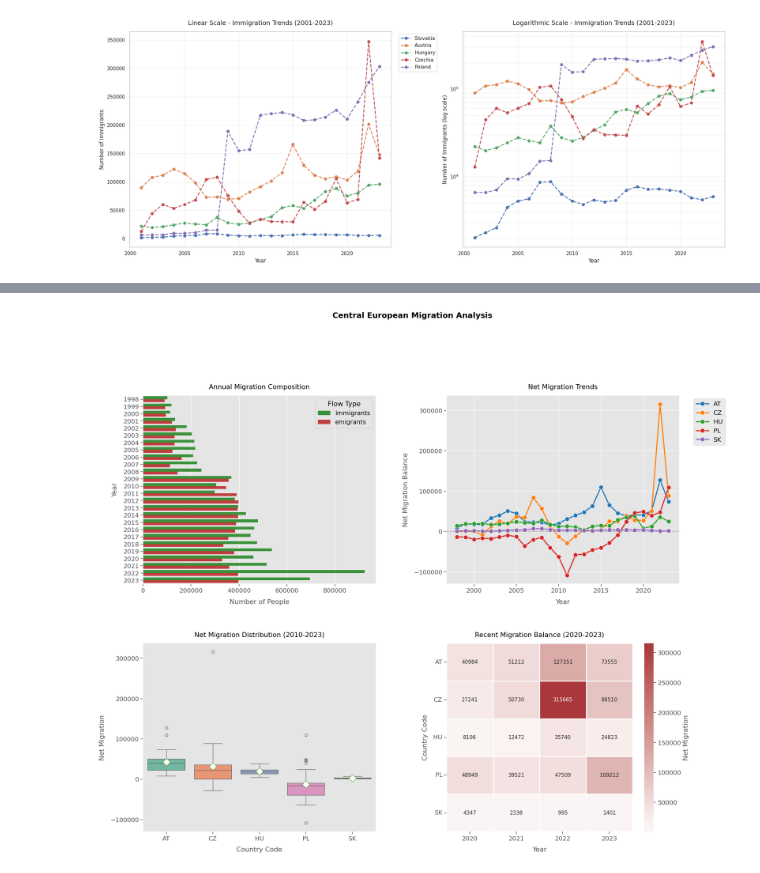
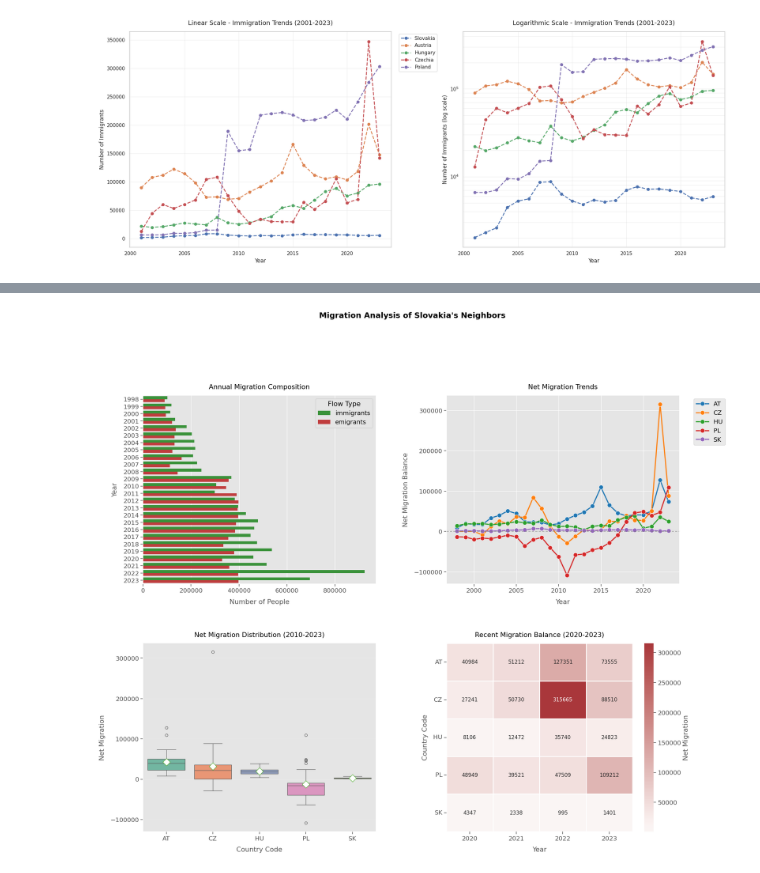
Before and after one commit to loveBeatles/datavis_project, a Jupyter notebook: group_project.ipynb, the cells around one changed output, grey strips where cells are left out. Saved outputs shown, nothing was run; the diff lists cells and outputs as text; code cells hidden in the pictures.

Commit message:
fixed the title name of sk neighbors plot

```diff
--- a/group_project.ipynb
+++ b/group_project.ipynb
@@ -1612,4 +1581,6 @@ display(migration_data.sample(20))
 # %%
+
+
 def analyze_migration_trends(data):
     """
     Analyze migration patterns for Slovakia and its neighbors (SK, AT, HU, CZ, PL)
@@ -1626,7 +1597,7 @@ def analyze_migration_trends(data):
     plt.style.use('ggplot')
     sns.set_palette("husl")
     sns.set_context("notebook", font_scale=1.3)
-    plt.suptitle("Central European Migration Analysis", y=1.02, fontsize=18, weight='bold')
+    plt.suptitle("Migration Analysis of Slovakia's Neighbors", y=1.02, fontsize=18, weight='bold')
 
     # --- Panel 1: Migration Composition ---
     plt.subplot(2, 2, 1)
@@ -1695,31 +1666,31 @@ def analyze_migration_trends(data):
     heatmap_data = df[df['year'] >= 2020].pivot_table(
         index='country',
         columns='year',
         values='net_migration'
     ).fillna(0)
 
     ax4 = sns.heatmap(
         heatmap_data,
         annot=True,
         fmt=".0f",
         cmap='vlag',
         center=0,
         linewidths=0.8,
         cbar_kws={'label': 'Net Migration'},
         annot_kws={'size': 12}
     )
     plt.title('Recent Migration Balance (2020-2023)', pad=15)
     plt.xlabel('Year', labelpad=12)
     plt.ylabel('Country Code', labelpad=12)
     plt.yticks(rotation=0)
 
     # Final adjustments
     plt.tight_layout(pad=4.0)
     plt.show()
 
     # Save figure
     fig_save(fig, 'img/migration_trends_analysis.png')
 
 analyze_migration_trends(migration_data_sk_neighbors)
 # %% [output]
-[figure, old version]
+[figure, new version]
```
Also changed, not shown: parts of 3 cells of this notebook, 1 other file.
